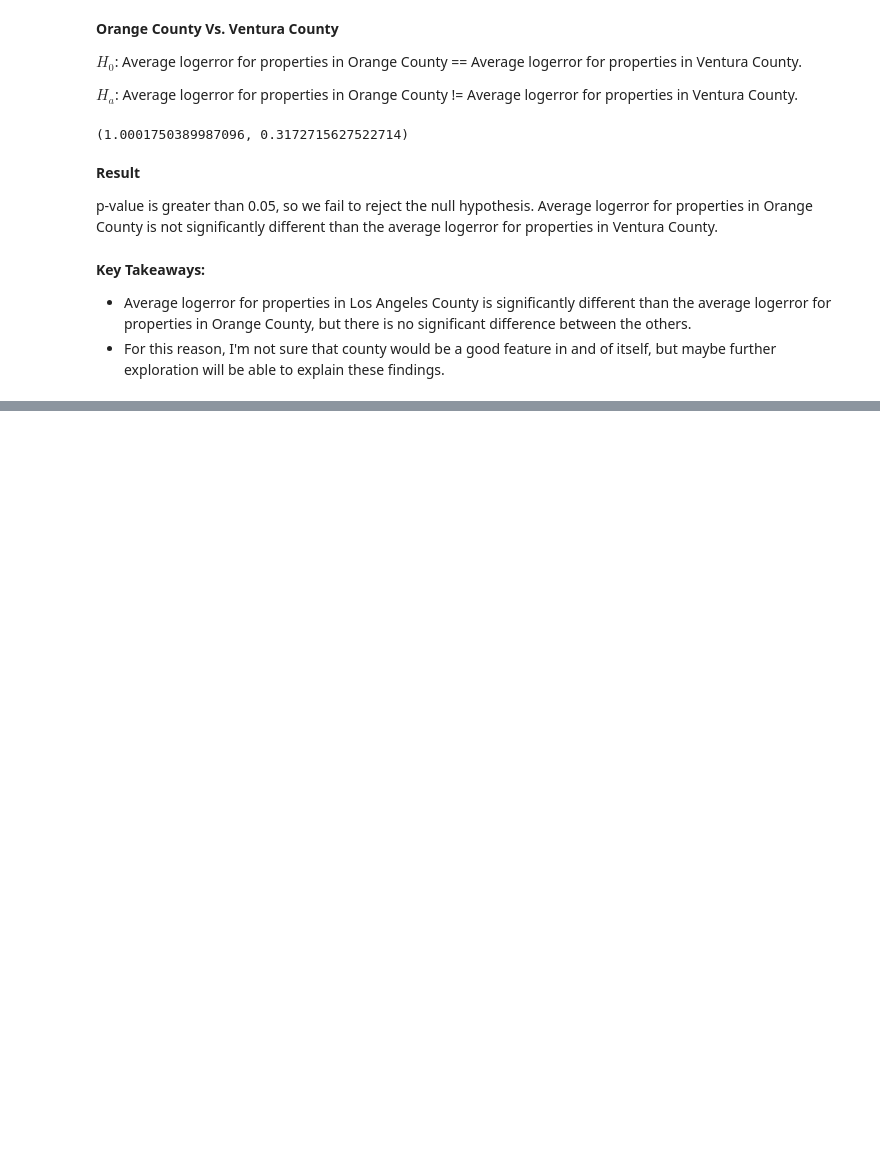
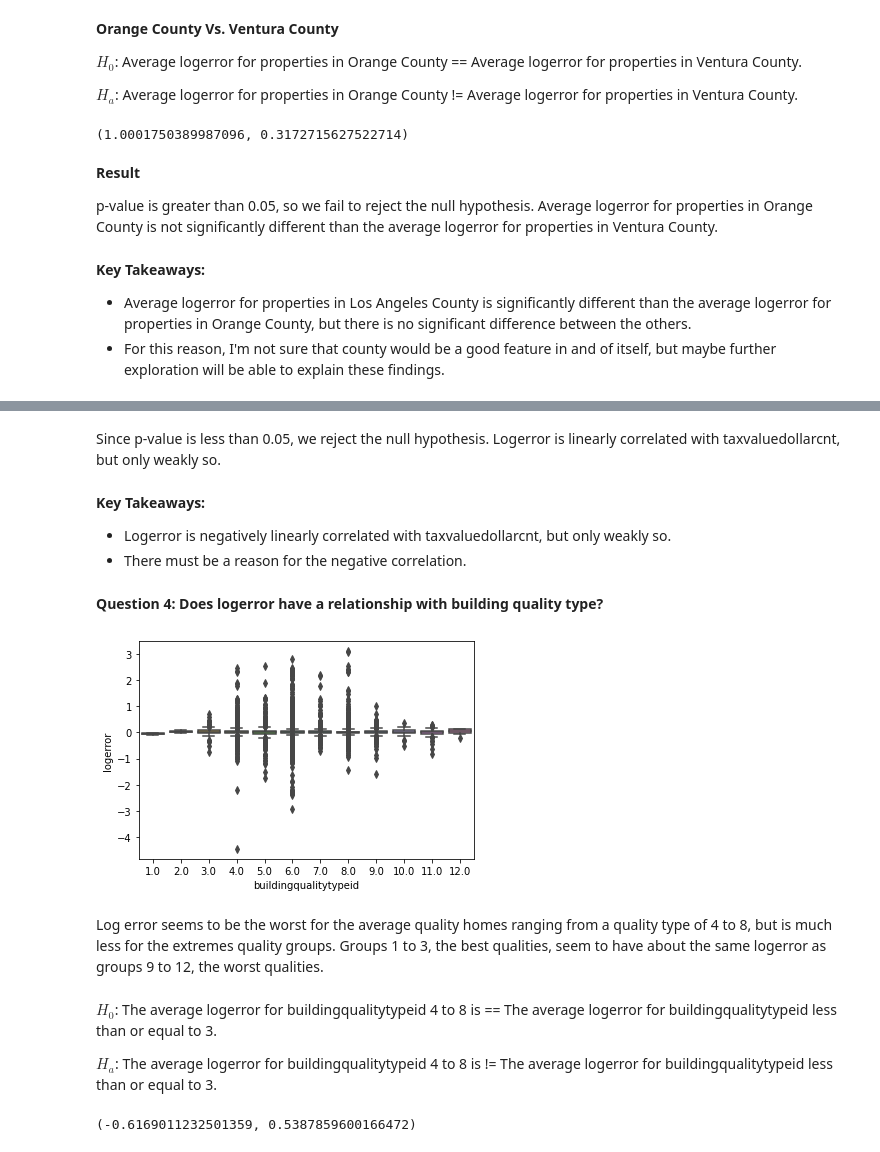
Before and after one commit to johnathon-smith/clustering-exercises, a Jupyter notebook: explore_zillow.ipynb, the cells around one changed output, grey strips where cells are left out. Saved outputs shown, nothing was run; the diff lists cells and outputs as text; code cells hidden in the pictures; blank space fills up the shorter version.

```diff
--- a/explore_zillow.ipynb
+++ b/explore_zillow.ipynb
@@ -181,0 +262,20 @@ __Key Takeaways:__
+# %% [markdown]
+Since p-value is less than 0.05, we reject the null hypothesis. Logerror is linearly correlated with taxvaluedollarcnt, but only weakly so.
+# %% [markdown]
+__Key Takeaways:__
+
+* Logerror is negatively linearly correlated with taxvaluedollarcnt, but only weakly so.
+* There must be a reason for the negative correlation.
+# %% [markdown]
+__Question 4: Does logerror have a relationship with building quality type?__
+# %%
+sns.boxplot(x = train.buildingqualitytypeid, y = train.logerror)
+plt.show()
+# %% [output]
+[figure, added]
+# %% [markdown]
+Log error seems to be the worst for the average quality homes ranging from a quality type of 4 to 8, but is much less for the extremes quality groups. Groups 1 to 3, the best qualities, seem to have about the same logerror as groups 9 to 12, the worst qualities.
+# %% [markdown]
+$H_0$: The average logerror for buildingqualitytypeid 4 to 8 is == The average logerror for buildingqualitytypeid less than or equal to 3.
+
+$H_a$: The average logerror for buildingqualitytypeid 4 to 8 is != The average logerror for buildingqualitytypeid less than or equal to 3.
@@ -181,0 +289,5 @@ __Key Takeaways:__
+# %%
+t, p = stats.ttest_ind(mid_quality.logerror, high_quality.logerror, equal_var = False)
+t, p
+# %% [output]
+(-0.6169011232501359, 0.5387859600166472)
```
Also changed, not shown: parts of 50 cells of this notebook.
